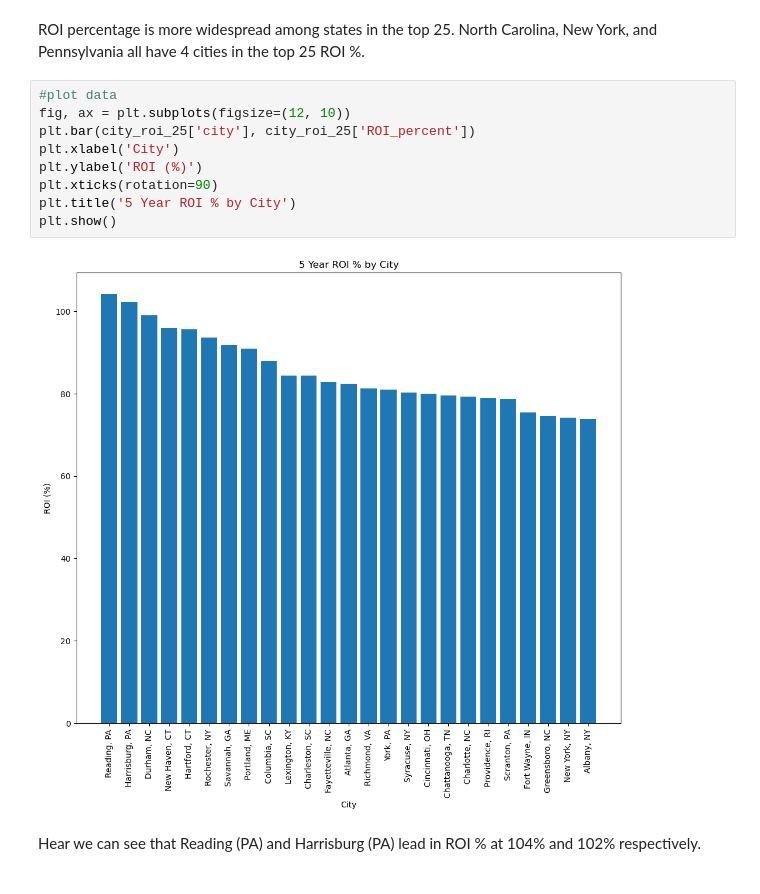
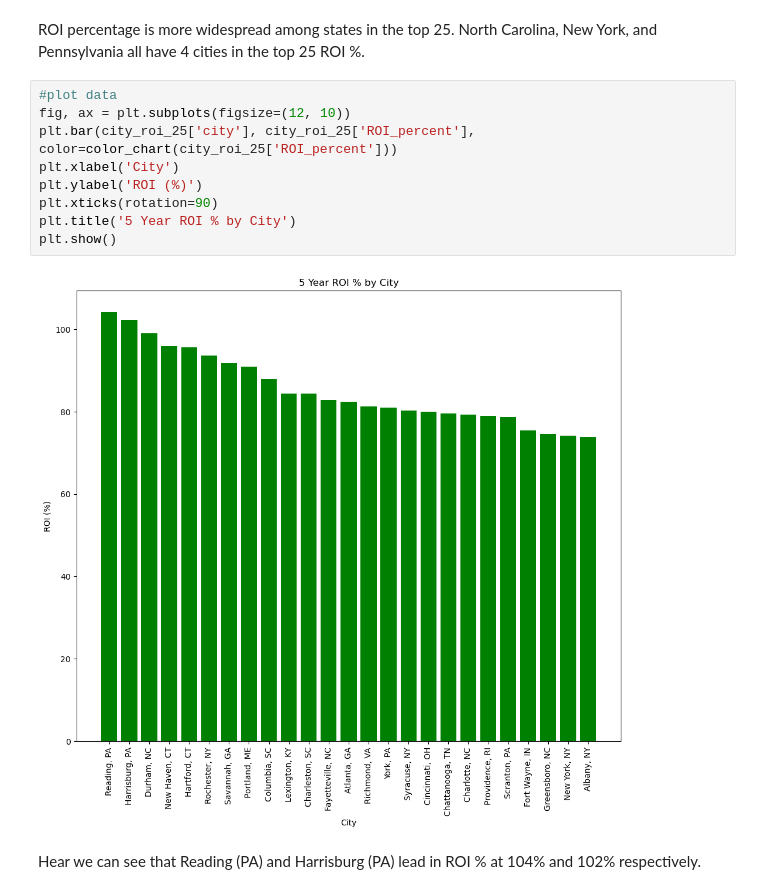
Before and after one commit to tcarlon94/Capstone_2_Real_estate, a Jupyter notebook: Preprocessing_training.ipynb, the cells around one changed output. Cells and saved outputs as stored; diff of their text form.

```diff
--- a/Preprocessing_training.ipynb
+++ b/Preprocessing_training.ipynb
@@ -1375,14 +1259,14 @@ ROI percentage is more widespread among states in the top 25. North Carolina, Ne
 # %%
 #plot data
 fig, ax = plt.subplots(figsize=(12, 10))
-plt.bar(city_roi_25['city'], city_roi_25['ROI_percent'])
+plt.bar(city_roi_25['city'], city_roi_25['ROI_percent'], color=color_chart(city_roi_25['ROI_percent']))
 plt.xlabel('City')
 plt.ylabel('ROI (%)')
 plt.xticks(rotation=90)
 plt.title('5 Year ROI % by City')
 plt.show()
 # %% [output]
-[figure, old version]
+[figure, new version]
 # %% [markdown]
 Hear we can see that Reading (PA) and Harrisburg (PA) lead in ROI % at 104% and 102% respectively.
 # %%
```
Also changed, not shown: parts of 11 cells of this notebook.
